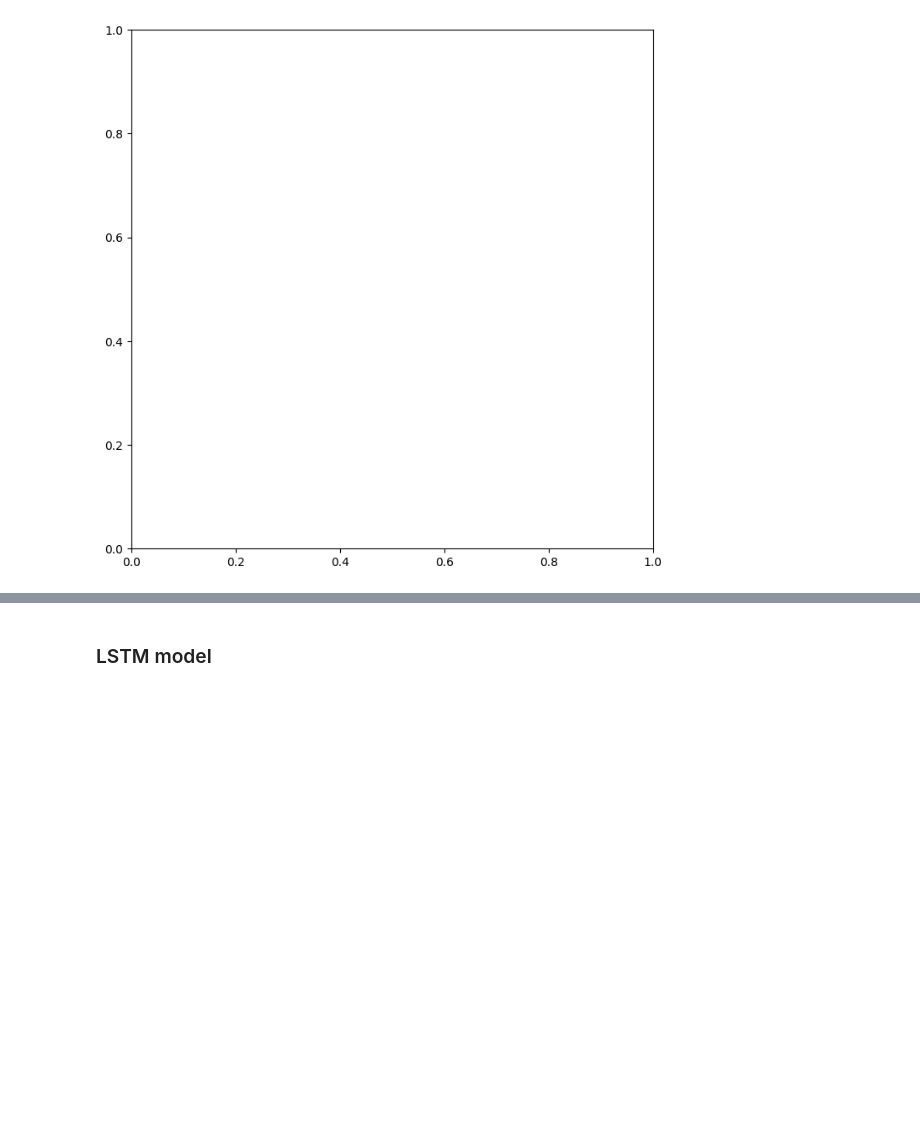
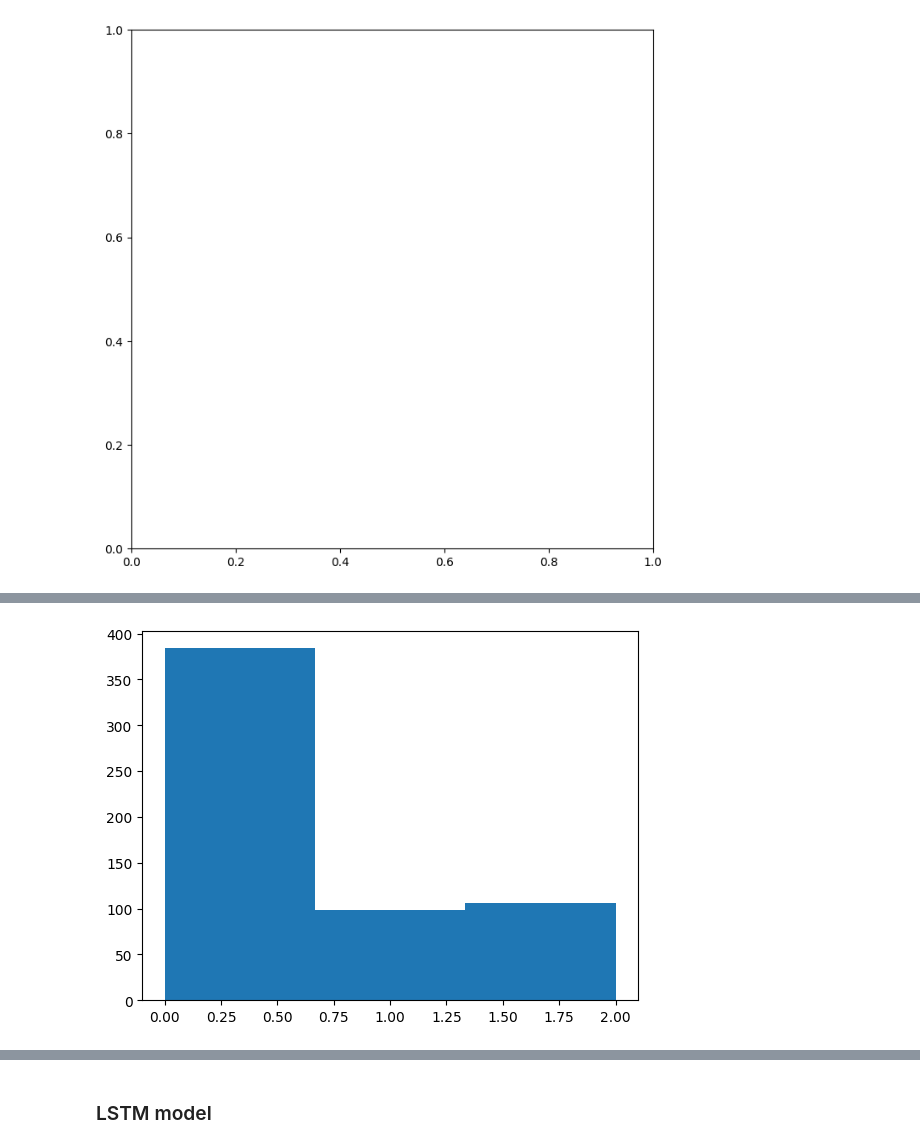
Before and after one commit to nathan-g1/mm-transformer-model, a Jupyter notebook: src/MMDL.ipynb, the cells around one changed output, grey strips where cells are left out. Drawn from its saved outputs; the diff is of its cells as text; code cells hidden in the pictures; blank space fills up the shorter version.

```diff
--- a/src/MMDL.ipynb
+++ b/src/MMDL.ipynb
@@ -551,0 +615,92 @@ Number of train masks: 835
+# %%
+# Define file paths
+output_file = os.path.join(path1, "clean", "cleaned_data_indexed.csv")
+
+# separate features and labels
+dataset_accu = pd.read_csv(output_file)
+sampler_ds = dataset_accu.copy()
+
+# based on the LIMIT_BATCH_SIZE, we create a fair representation of each class based on the labels in the dataset
+# Class label 0 will have 50% of the data
+# Class label 1 will have 30% of the data
+# Class label 2 will have 20% of the data
+
+# Get the indices of each class
+class_0_indices = sampler_ds[sampler_ds['label'] == 0].index
+class_1_indices = sampler_ds[sampler_ds['label'] == 1].index
+class_2_indices = sampler_ds[sampler_ds['label'] == 2].index
+
+# Get the number of samples for each class
+num_samples_class_0 = int(LIMIT_BATCH_SIZE * 0.7)
+num_samples_class_1 = int(LIMIT_BATCH_SIZE * 0.15)
+num_samples_class_2 = int(LIMIT_BATCH_SIZE * 0.15)
+
+# Get the random samples for each class
+random_class_0_indices = np.random.choice(class_0_indices, num_samples_class_0, replace=False)
+random_class_1_indices = np.random.choice(class_1_indices, num_samples_class_1, replace=False)
+random_class_2_indices = np.random.choice(class_2_indices, num_samples_class_2, replace=False)
+
+# Concatenate the random samples
+random_indices = np.concatenate([random_class_0_indices, random_class_1_indices, random_class_2_indices])
+
+# Get the sampled dataset
+sampler_ds = sampler_ds.loc[random_indices]
+
+# count number of each class in the sampled dataset
+print(sampler_ds['label'].value_counts())
+# count number of class 0 in the sampled dataset
+print(sampler_ds[sampler_ds['label'] == 0].shape)
+# count number of class 1 in the sampled dataset
+print(sampler_ds[sampler_ds['label'] == 1].shape)
+# count number of class 2 in the sampled dataset
+print(sampler_ds[sampler_ds['label'] == 2].shape)
+images_path = os.path.join(path1, "grid_images/train/", "*.png")
+images_mask_path = os.path.join(path1, "grid_images/mask")
+
+# Get list of image files and mask files for the sampled dataset that matches the indices
+image_files = sorted(glob.glob(images_path))
+mask_files = sorted(glob.glob(images_mask_path + "/*.png"))
+
+available_indices = set()
+train_images_ = []
+train_masks_ = []
+for filename in sorted(glob.glob(images_path)):
+    temp = os.path.basename(filename).split("_")
+    index = int(temp[1])
+    if index not in random_indices:
+        continue
+    img = cv2.imread(filename, 0)
+    if img is None:
+        print(f"Warning: Could not load image {filename}. Skipping.")
+        continue
+    temp = temp[1:]
+    temp = "mask_patch_" + "_".join(temp)
+    temp = os.path.join(images_mask_path, temp)
+
+    if not os.path.exists(temp):
+        continue
+    ####################### ####################### ####################### ####################### #######################
+    if index in available_indices: # VERY CRUCIAL   ####################### ####################### #######################
+        continue
+    available_indices.add(index)
+    train_images_.append(filename)
+    train_masks_.append(temp)
+
+# print size of the train_images and train_masks
+print(len(train_images_))
+print(len(train_masks_))
+
+# from available indices, get the corresponding labels
+labels = []
+for index in available_indices:
+    labels.append(sampler_ds[sampler_ds['index'] == index]['label'].values[0])
+
+# show plot of the labels distribution
+plt.hist(labels, bins=3)
+# count of each class
+print(np.unique(labels, return_counts=True))
+
+print(f"Number of available indices: {len(available_indices)}")
+print(f"Number of train images: {len(train_images_)}")
+print(f"Number of train masks: {len(train_masks_)}")
+# %% [output]
@@ -551,0 +721 @@ Number of train masks: 835
+[figure, added]
```
Also changed, not shown: parts of 38 cells of this notebook.
